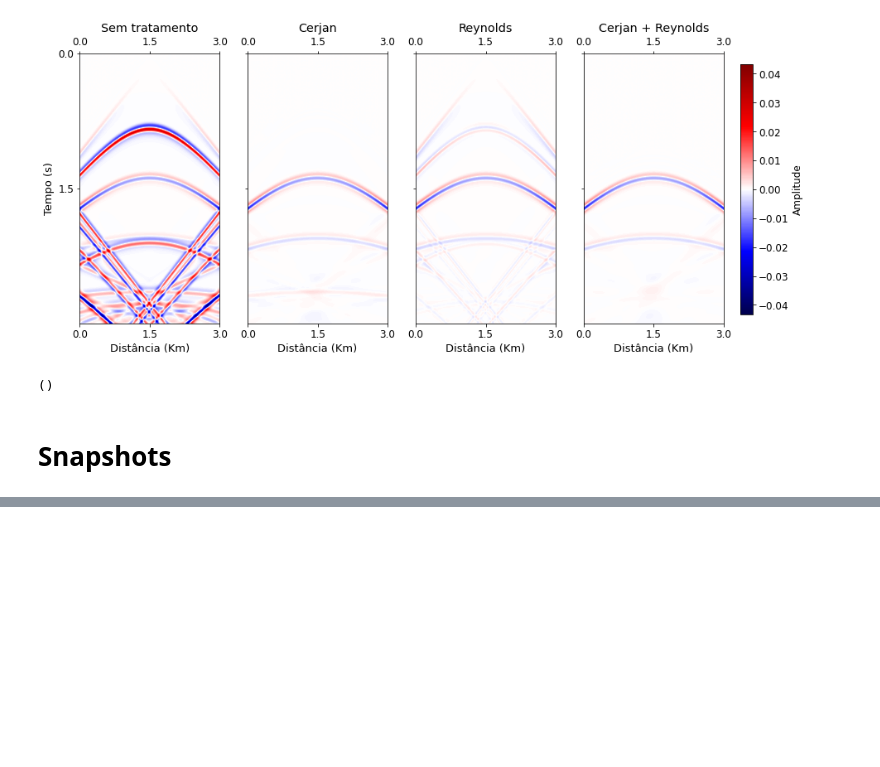
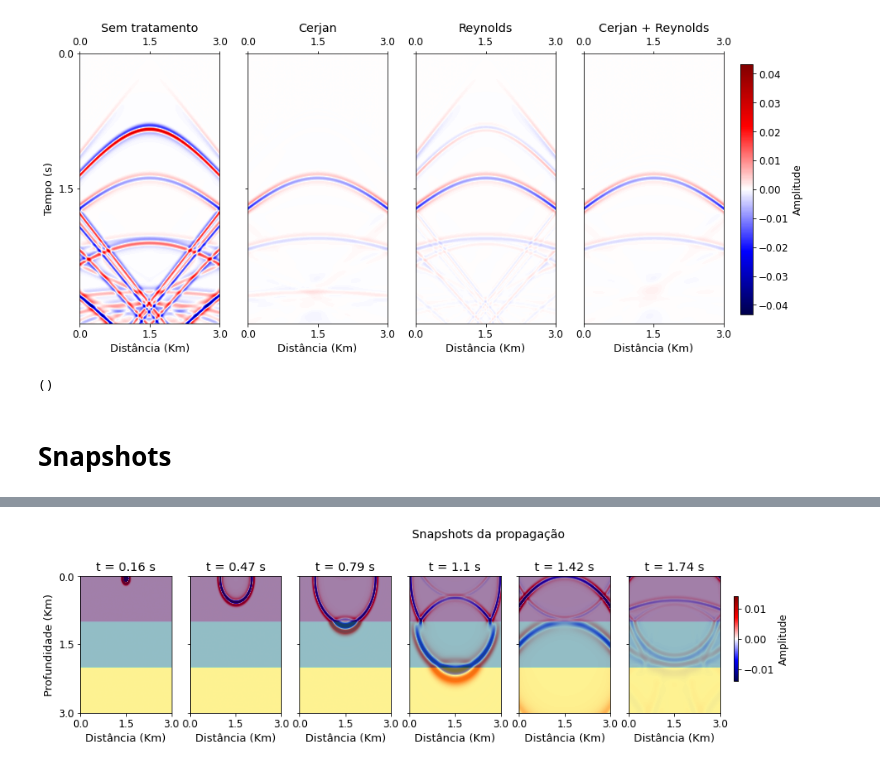
Before and after one commit to thiago-carneiro/mestrado, a Jupyter notebook: procSinais/modelagem.ipynb, the cells around one changed output, grey strips where cells are left out. Drawn from its saved outputs; the diff is of its cells as text; code cells hidden in the pictures; blank space fills up the shorter version.

```diff
--- a/procSinais/modelagem.ipynb
+++ b/procSinais/modelagem.ipynb
@@ -414,0 +540,4 @@ comp_sis()
+# %%
+malha(modelo_paralelas().cria_bordas_cerjan(),fonte_sismica(),cerjan=False,reynolds=True).modelagem().plot_snaps()
+# %% [output]
+[figure, added]
```
Also changed, not shown: parts of 11 cells of this notebook.
